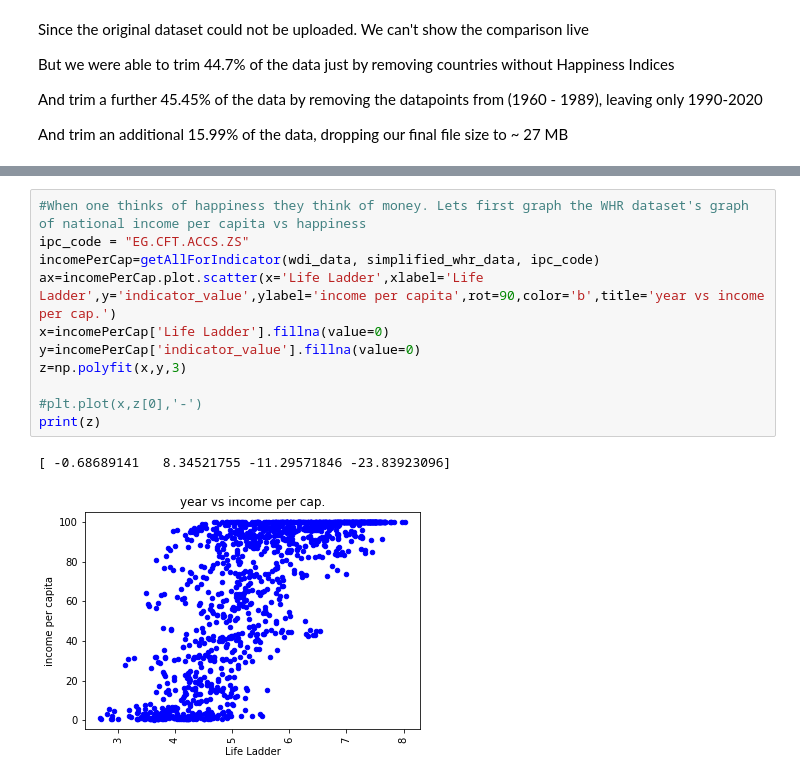
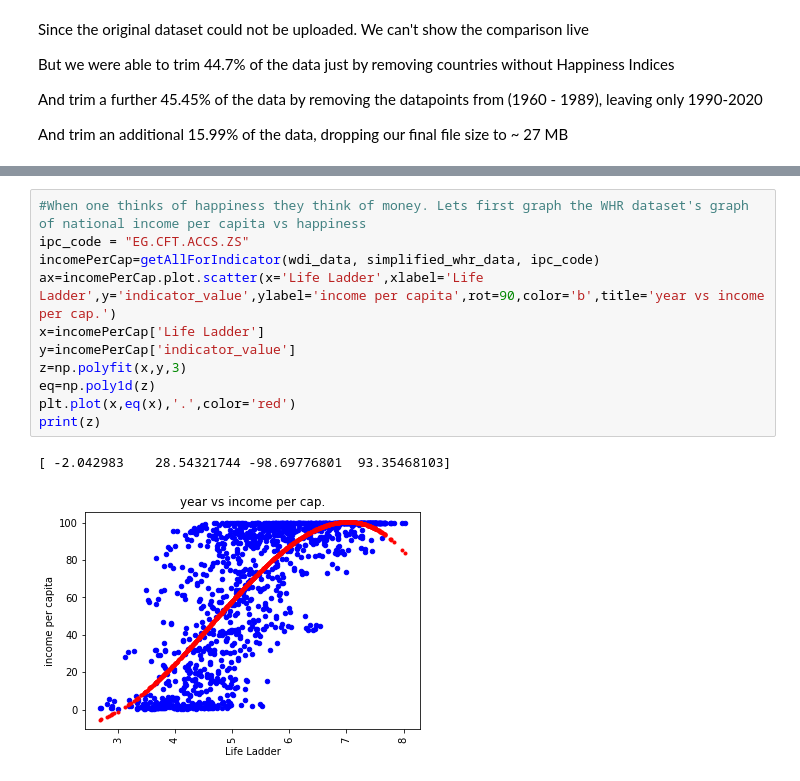
Before and after one commit to alderie/happinessfactor, a Jupyter notebook: notebook.ipynb, the cells around one changed output, grey strips where cells are left out. Drawn from its saved outputs; the diff is of its cells as text.

Commit message:
Plot works

```diff
--- a/notebook.ipynb
+++ b/notebook.ipynb
@@ -123,14 +108,14 @@ print(combined)
 # %%
 #When one thinks of happiness they think of money. Lets first graph the WHR dataset's graph of national income per capita vs happiness
 ipc_code = "EG.CFT.ACCS.ZS"
 incomePerCap=getAllForIndicator(wdi_data, simplified_whr_data, ipc_code)
 ax=incomePerCap.plot.scatter(x='Life Ladder',xlabel='Life Ladder',y='indicator_value',ylabel='income per capita',rot=90,color='b',title='year vs income per cap.')
-x=incomePerCap['Life Ladder'].fillna(value=0)
-y=incomePerCap['indicator_value'].fillna(value=0)
+x=incomePerCap['Life Ladder']
+y=incomePerCap['indicator_value']
 z=np.polyfit(x,y,3)
-
-#plt.plot(x,z[0],'-')
+eq=np.poly1d(z)
+plt.plot(x,eq(x),'.',color='red')
 print(z)
 # %% [output]
-[ -0.68689141   8.34521755 -11.29571846 -23.83923096]
+[ -2.042983    28.54321744 -98.69776801  93.35468103]
-[figure, old version]
+[figure, new version]
```
Also changed, not shown: parts of 1 cell of this notebook.
